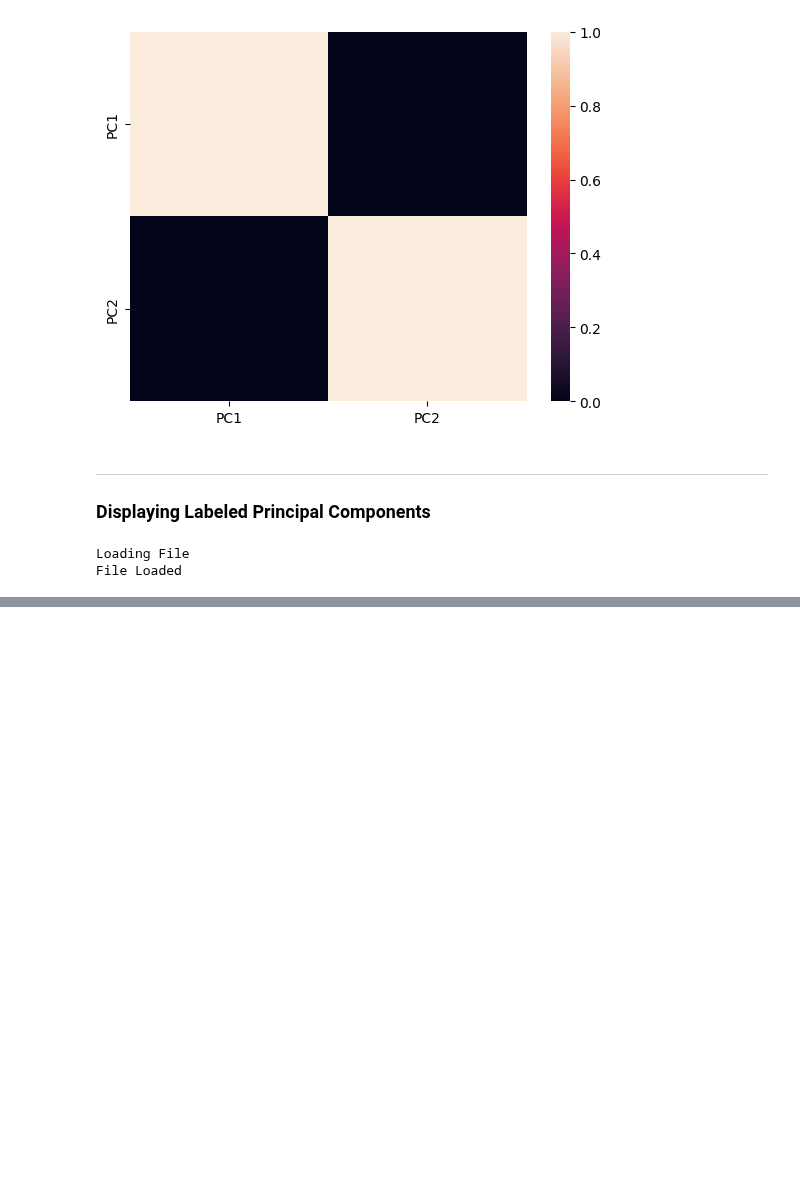
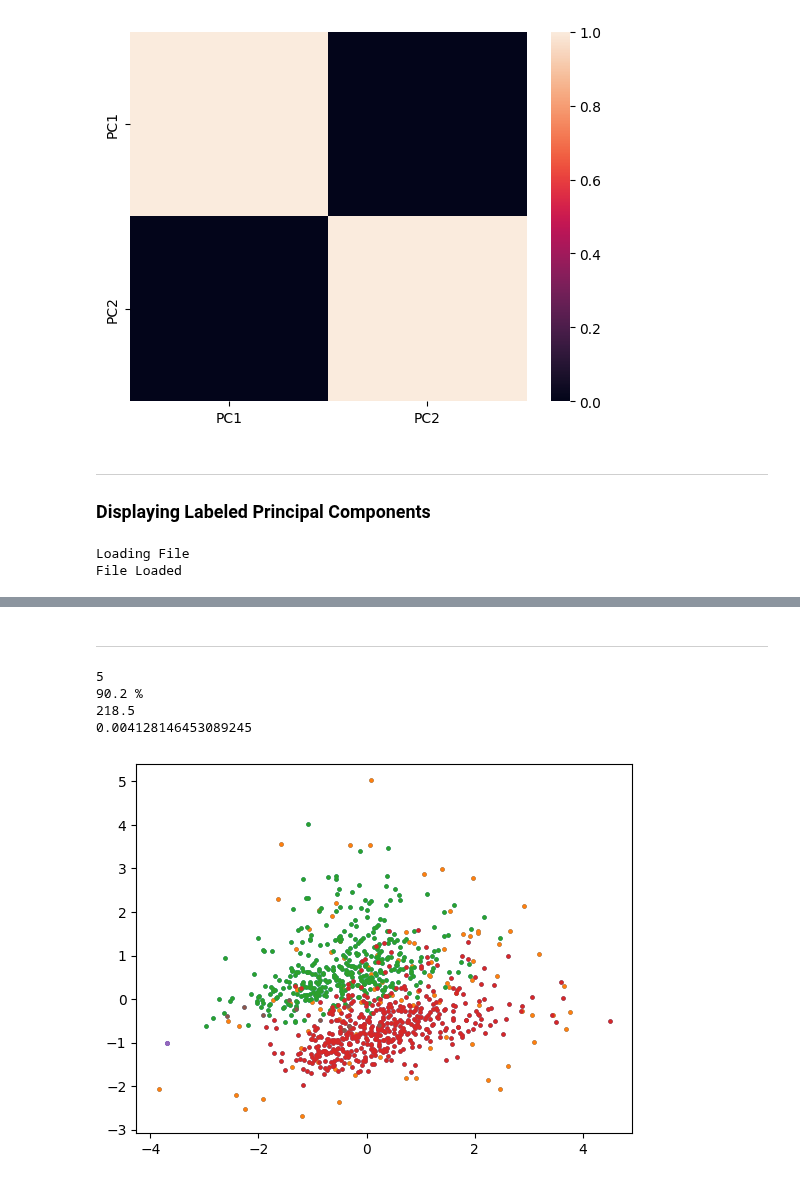
Before and after one commit to TobyBritton1/NewsBiasMapping, a Jupyter notebook: PCA.ipynb, the cells around one changed output, grey strips where cells are left out. Drawn from its saved outputs; the diff is of its cells as text; code cells hidden in the pictures; blank space fills up the shorter version.

```diff
--- a/PCA.ipynb
+++ b/PCA.ipynb
@@ -178,0 +207,42 @@ plt.show()
+# %% [markdown]
+---
+# %%
+plt.scatter(data_pca['PC1'].tolist()[:1000],data_pca['PC2'].tolist()[:1000],s=5)
+#plt.show()
+
+m = []
+for i in range(1000):
+    m.append([labelArticles.iloc[i]['quoteBased'],labelArticles.iloc[i]['sentiment'],labelArticles.iloc[i]['sensationalized'],labelArticles.iloc[i]['mudslinging'],labelArticles.iloc[i]['spin'],labelArticles.iloc[i]['informal']])
+labels = ClusterMetrics(m,0.13,4)
+labelsCount = len(set(labels))
+print(labelsCount)
+print(100 * (1 - (np.count_nonzero(labels == -1) / len(labels))),'%')
+
+total = 0
+for i in range(len(Counter(labels)) - 1):
+    total += Counter(labels)[i]
+mean = total / (len(Counter(labels)) - 1) # Average count per label
+totalDiff = 0
+for i in range(len(Counter(labels)) - 1):
+    totalDiff += abs(mean - Counter(labels)[i])
+averageDiff = totalDiff / (len(Counter(labels)) - 1) # Average difference from mean per label
+print(averageDiff)
+maximise = (1 / averageDiff) * (1 - (np.count_nonzero(labels == -1) / len(labels))) # Maximise this value for best clustering
+print(maximise)
+
+for i in range(labelsCount):
+    i = i - 1
+    pc1 = []
+    pc2 = []
+    for j in range(len(labels)):
+        if labels[j] == i:
+            pc1.append(data_pca.iloc[j]['PC1'])
+            pc2.append(data_pca.iloc[j]['PC2'])
+    plt.scatter(pc1,pc2,s=5)
+plt.show()
+# %% [output]
+5
+90.2 %
+218.5
+0.004128146453089245
+[figure, added]
```
Also changed, not shown: parts of 5 cells of this notebook, 2 other files.
